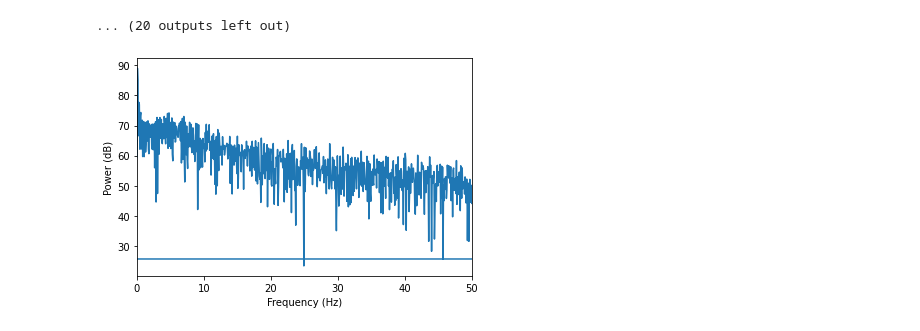
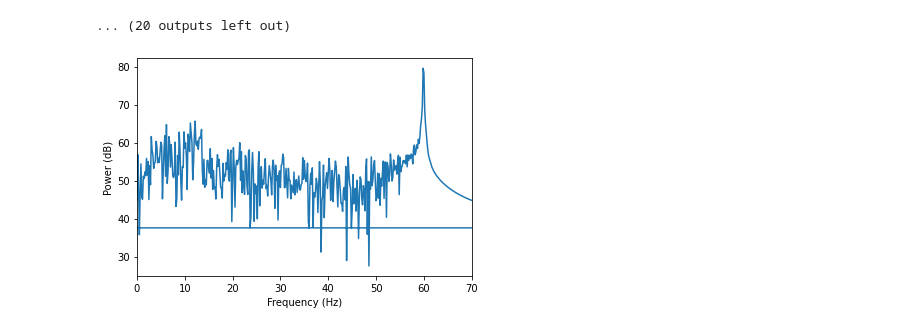
Before and after one commit to jjjoelle/Spelling-BeeCI, a Jupyter notebook: eeg_demo.ipynb, the cells around one changed output. Cells and saved outputs as stored; diff of their text form; code cells hidden in the pictures.

```diff
--- a/eeg_demo.ipynb
+++ b/eeg_demo.ipynb
@@ -87,8 +73,10 @@ plot_mi(eeg)
 [figure]
 ... (20 outputs left out)
 # %%
+eeg, Fs = process_eeg(ssvep_files[5], col_names, bci2_files[1], low=2.0, high=124)
 freqs, ps = power_spectrum(eeg, 250)
 # %%
-plot_power(freqs, ps, 'Fp1', 250, 50)
+plot_power(freqs, ps, 'O1', 250, 70)
+#plt.xlim(0,3)
 # %% [output]
-[figure, old version]
+[figure, new version]
```
Also changed, not shown: parts of 12 cells of this notebook, 1 other file.
